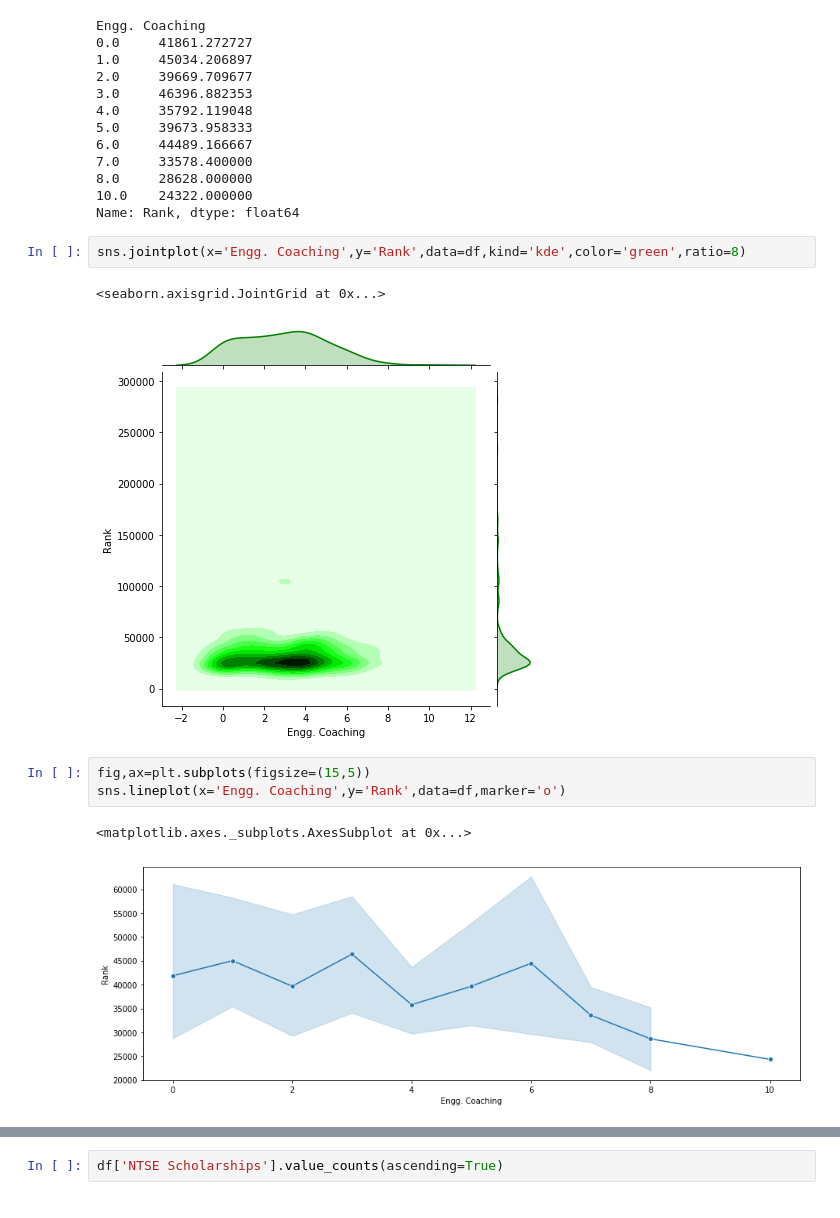
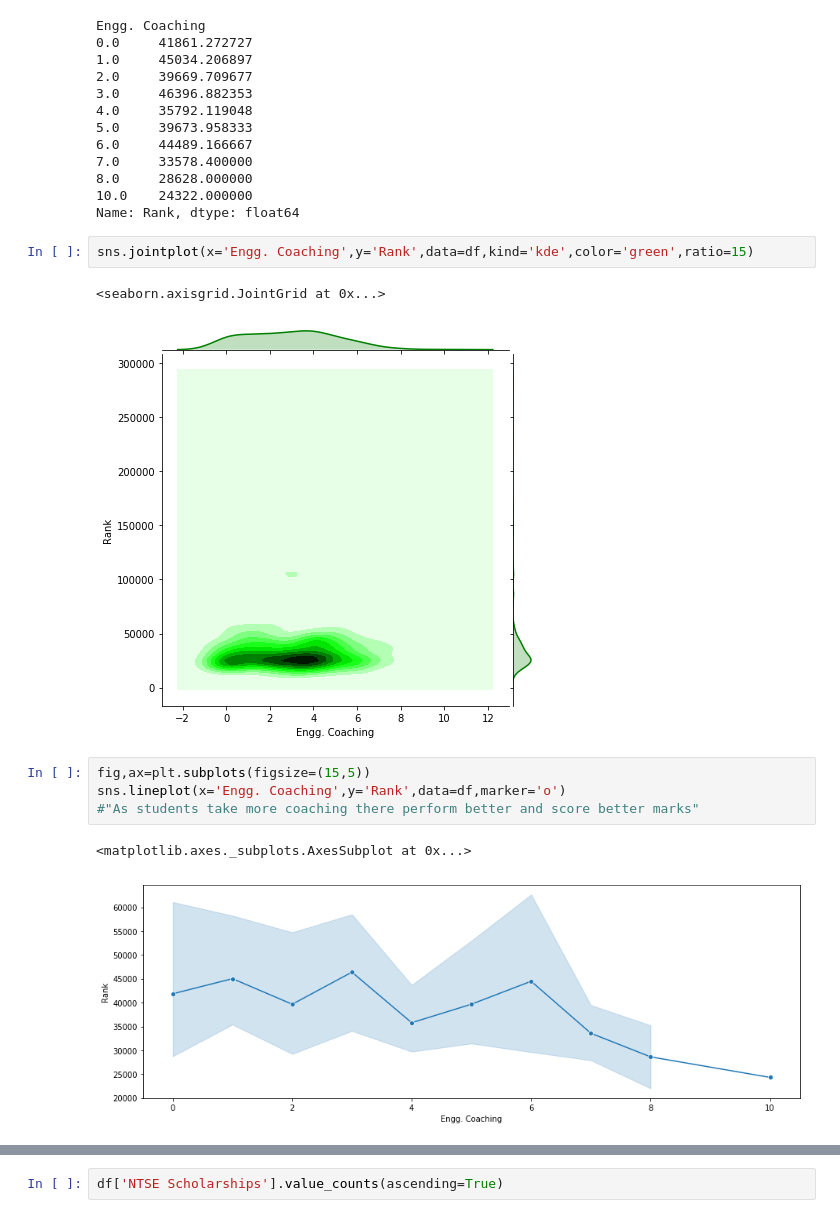
Before and after one commit to Learnlearningplatform/Btech_student_analysis, a Jupyter notebook: assignment_2.ipynb, the cells around one changed output, grey strips where cells are left out. Drawn from its saved outputs; the diff is of its cells as text.

```diff
--- a/assignment_2.ipynb
+++ b/assignment_2.ipynb
@@ -320,13 +327,14 @@ Engg. Coaching
 10.0    24322.000000
 Name: Rank, dtype: float64
 # %%
-sns.jointplot(x='Engg. Coaching',y='Rank',data=df,kind='kde',color='green',ratio=8)
+sns.jointplot(x='Engg. Coaching',y='Rank',data=df,kind='kde',color='green',ratio=15)
 # %% [output]
 <seaborn.axisgrid.JointGrid at 0x...>
-[figure, old version]
+[figure, new version]
 # %%
 fig,ax=plt.subplots(figsize=(15,5))
 sns.lineplot(x='Engg. Coaching',y='Rank',data=df,marker='o')
+#"As students take more coaching there perform better and score better marks"
 # %% [output]
 <matplotlib.axes._subplots.AxesSubplot at 0x...>
 [figure]
```
Also changed, not shown: parts of 28 cells of this notebook.
